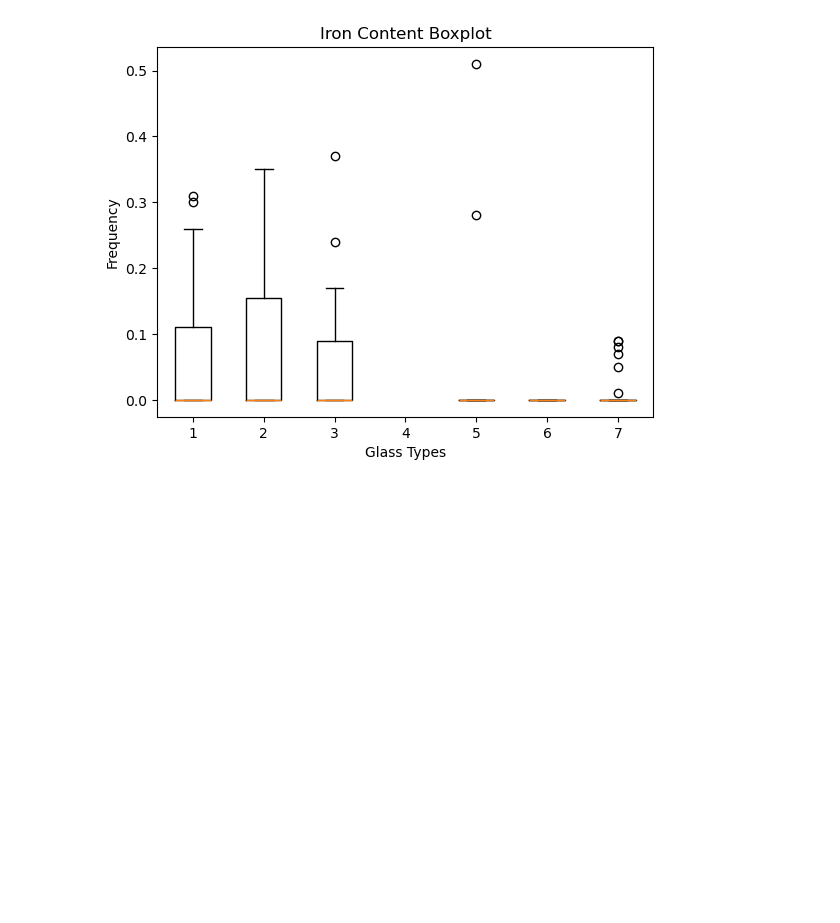
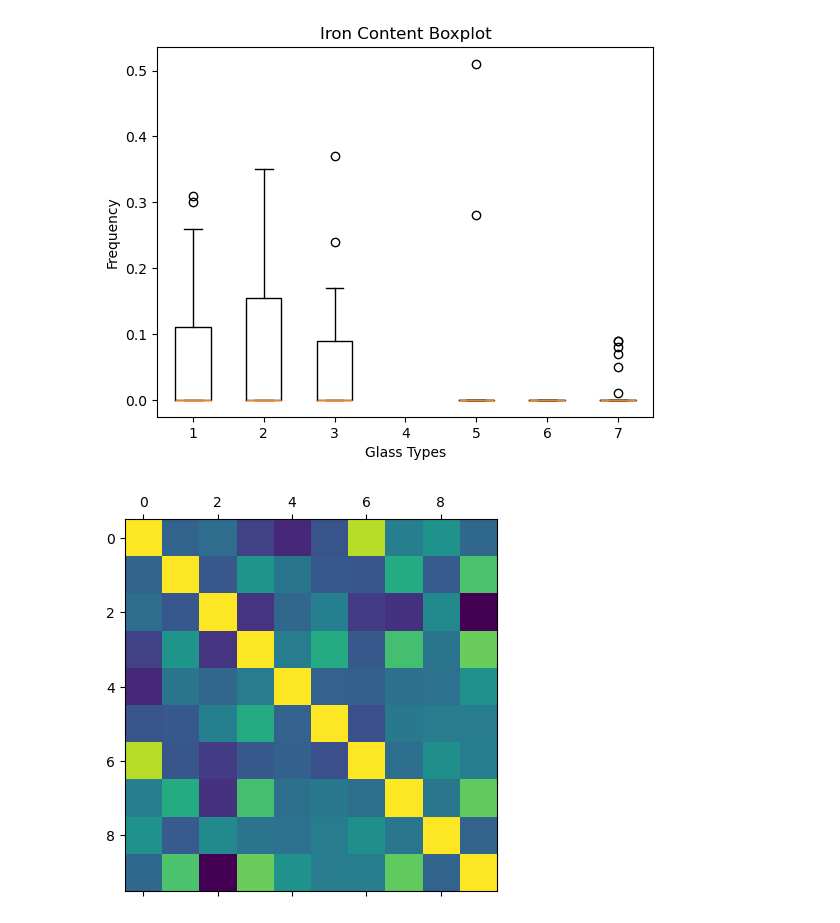
Before and after one commit to Astro0re/Data, a Jupyter notebook: Glass/Glass_Notebook.ipynb, the cells around one changed output. Drawn from its saved outputs; the diff is of its cells as text; code cells hidden in the pictures; blank space fills up the shorter version.

```diff
--- a/Glass/Glass_Notebook.ipynb
+++ b/Glass/Glass_Notebook.ipynb
@@ -202,5 +202,10 @@ mat.ylabel("Frequency")
 mat.show()
 # %% [output]
 [figure]
+# %%
+mat.matshow(glass.corr())
+mat.show()
+# %% [output]
+[figure, added]
 # %%
 mat.savefig()
```
Also changed, not shown: parts of 1 cell of this notebook.
